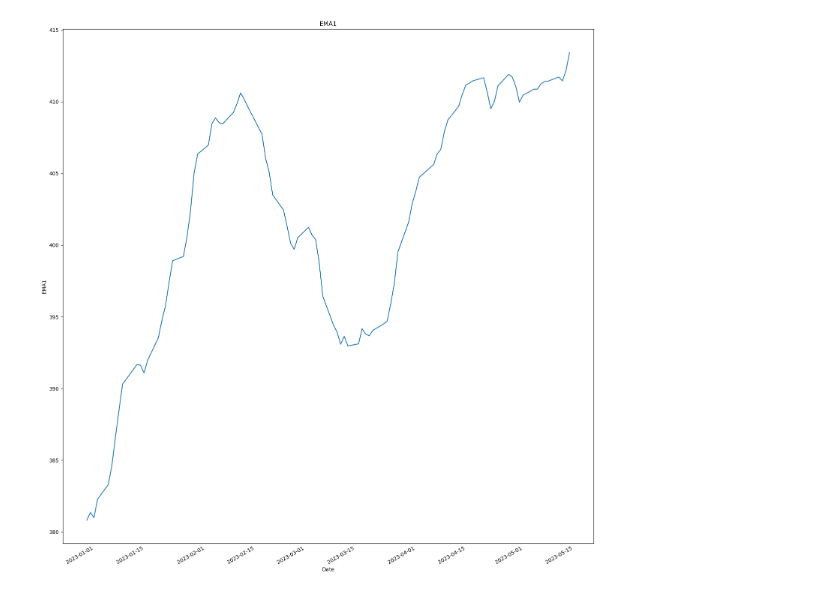
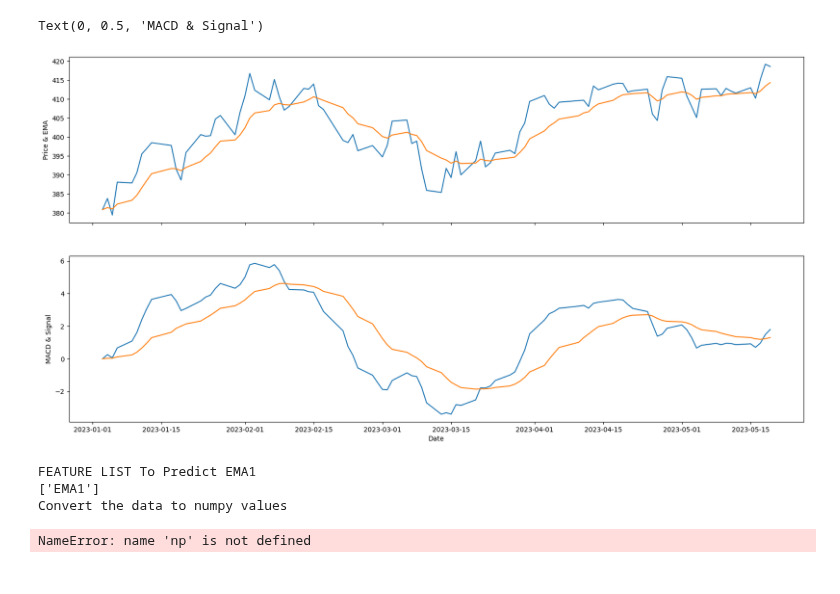
Before and after one commit to technqvi/TimeSeriesML-FinMarket, a Jupyter notebook: forecast-asset/forecast_asset_movement.ipynb, the cells around one changed output. Saved outputs shown, nothing was run; the diff lists cells and outputs as text; code cells hidden in the pictures.

```diff
--- a/forecast-asset/forecast_asset_movement.ipynb
+++ b/forecast-asset/forecast_asset_movement.ipynb
@@ -74,14 +74,42 @@ memory usage: 1.5 KB
-# %%
-ncols = 1
-nrows = len(feature_cols)
-
-fig, ax = plt.subplots(nrows=nrows, ncols=ncols, sharex=True, figsize=(15, 15))
-for i, ax in enumerate(fig.axes):
-        sns.lineplot(data = df.iloc[:, i], ax=ax)
-        ax.tick_params(axis="x", rotation=30, labelsize=10, length=0)
-        ax.xaxis.set_major_locator(mdates.AutoDateLocator())
-        ax.title.set_text(df.columns[i])
-fig.tight_layout()
-plt.show()
-# %% [output]
-[figure, removed]
+# %%
+plt.subplots(2, 1, figsize = (20, 10),sharex=True)
+
+ax1 = plt.subplot(2, 1, 1)
+plt.plot(df[['close','EMA1']])
+plt.ylabel('Price & EMA')
+
+ax2 = plt.subplot(2, 1, 2)
+plt.plot(df[['MACD','SIGNAL']])
+plt.xlabel('Date')
+plt.ylabel('MACD & Signal')
+# %% [output]
+Text(0, 0.5, 'MACD & Signal')
+[figure, added]
+# %%
+def prepare_data(df):
+
+    # List of considered Features
+    FEATURES = feature_cols
+
+    print(f'FEATURE LIST To Predict {prediction_col}')
+    print([f for f in FEATURES])
+
+    #Create the dataset with features and filter the data to the list of FEATURES"
+    df_filter = df[FEATURES]
+
+    print("Convert the data to numpy values")
+    np_filter_unscaled = np.array(df_filter)
+    np_filter_unscaled = np.reshape(np_filter_unscaled, (df_filter.shape[0], -1))
+    print(np_filter_unscaled.shape)
+
+    np_c_unscaled = np.array(df[prediction_col]).reshape(-1, 1)
+    print(np_c_unscaled.shape)
+
+    return np_filter_unscaled, np_c_unscaled
+
+np_filter_unscaled, np_c_unscaled = prepare_data(df)
+# %% [output]
+FEATURE LIST To Predict EMA1
+['EMA1']
+Convert the data to numpy values
+NameError: name 'np' is not defined
```
Also changed, not shown: parts of 3 cells of this notebook, 1 other file.
